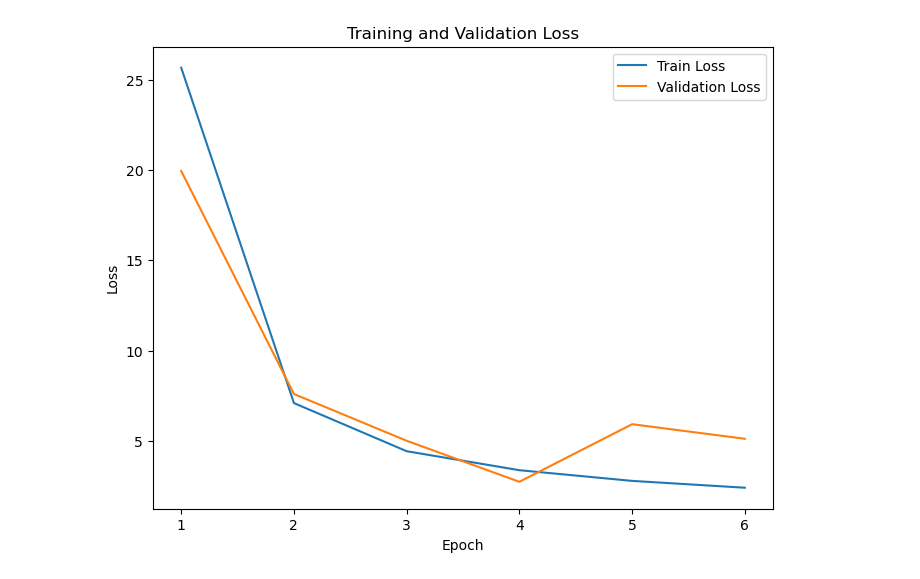
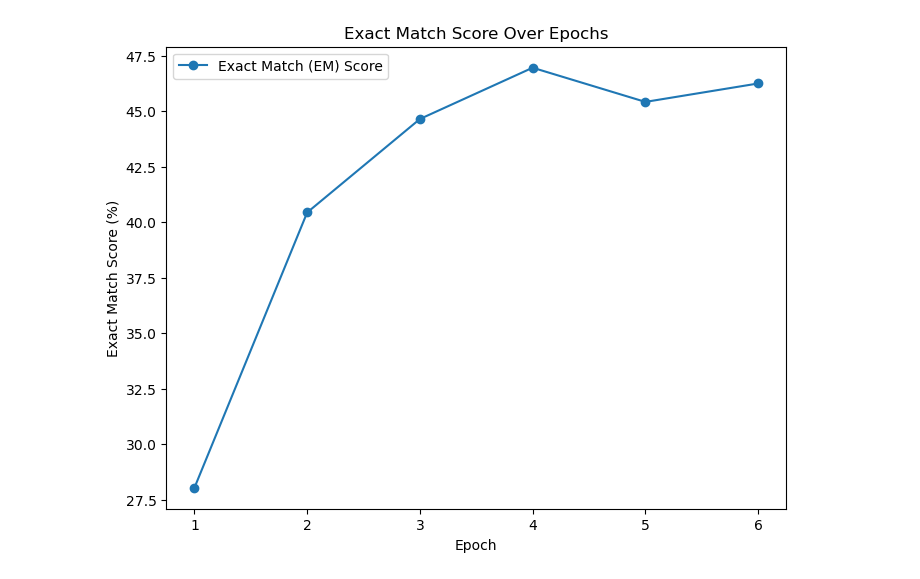
Before and after one commit to theshamiksinha/HealthScribe3000, a Jupyter notebook: try.ipynb, the cells around one changed output. Cells and saved outputs as stored; diff of their text form; code cells hidden in the pictures.

```diff
--- a/try.ipynb
+++ b/try.ipynb
@@ -1,25 +1,26 @@
 # %%
 import matplotlib.pyplot as plt
 
-# Data from your logs
+# Data
 epochs = [1, 2, 3, 4, 5, 6]
-train_loss = [25.6620, 7.0946, 4.4299, 3.3783, 2.7862, 2.4083]
-val_loss = [19.9441, 7.5967, 5.0078, 2.7365, 5.9249, 5.1181]
+em_scores = [28.04, 40.44, 44.65, 46.96, 45.42, 46.25]  # Updated EM scores
 
-# Plot the losses
+# Plot
 plt.figure(figsize=(8, 6))
-plt.plot(epochs, train_loss, label="Train Loss", color="tab:blue")
-plt.plot(epochs, val_loss, label="Validation Loss", color="tab:orange")
+plt.plot(epochs, em_scores, marker='o', linestyle='-', markersize=6, label="Exact Match (EM) Score", color='C0')
 
 # Labels and title
 plt.xlabel("Epoch")
-plt.ylabel("Loss")
-plt.title("Training and Validation Loss")
+plt.ylabel("Exact Match Score (%)")
+plt.title("Exact Match Score Over Epochs")
+
+# Remove background grid
+plt.grid(False)
 
 # Legend
 plt.legend()
 
-# Show the plot
+# Show plot
 plt.show()
 # %% [output]
-[figure, old version]
+[figure, new version]
```
